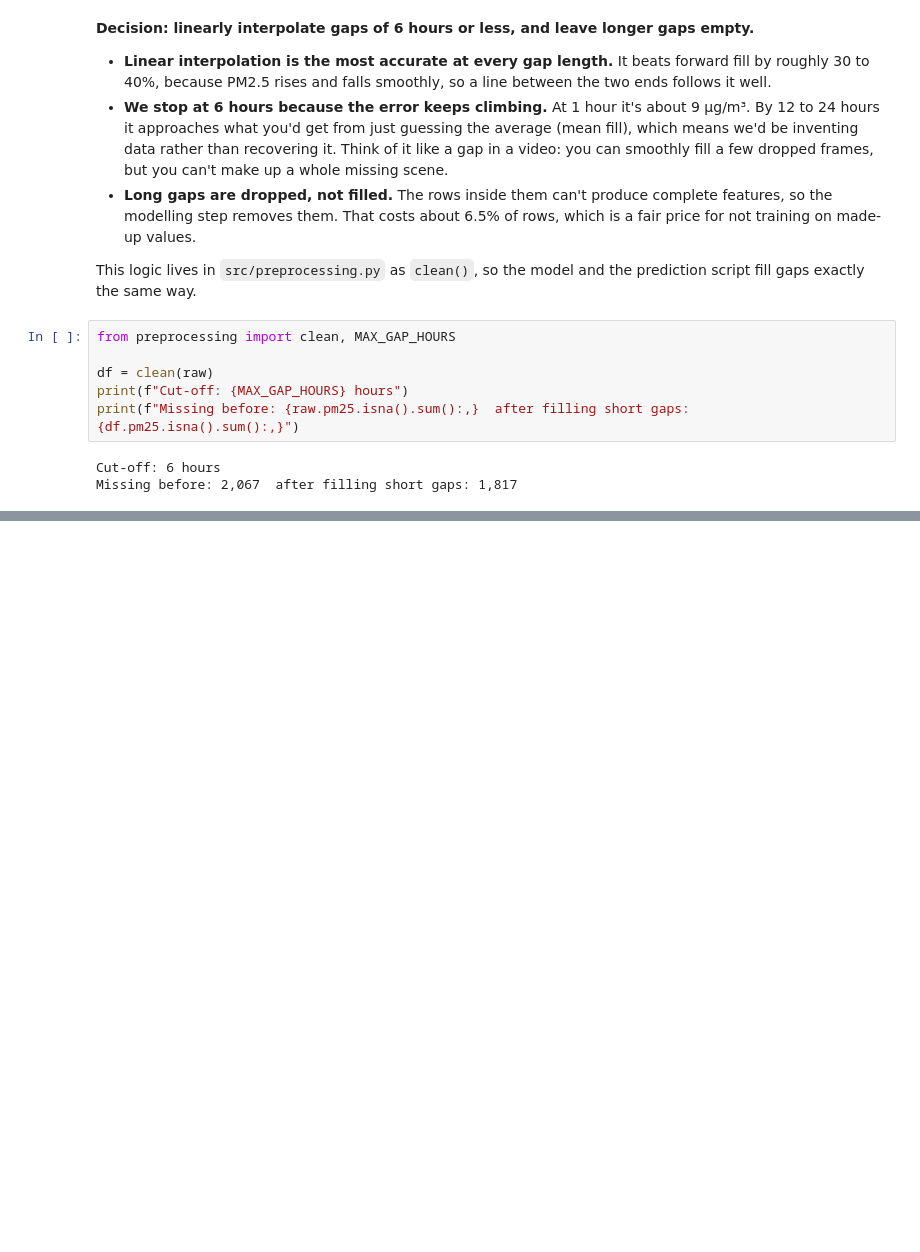
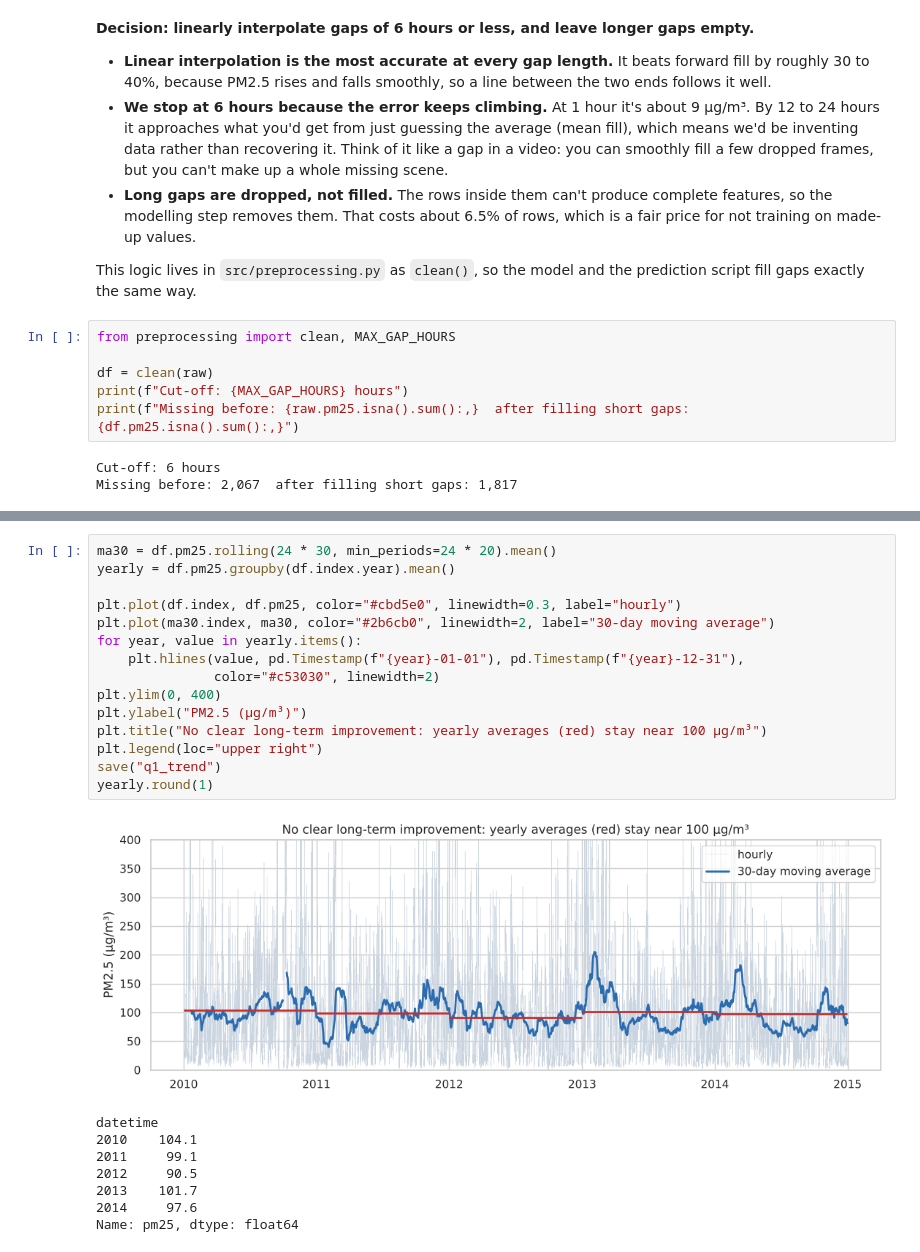
Before and after one commit to teniolaiji/beijing-pm25-forecasting-pipeline, a Jupyter notebook: notebooks/01_eda.ipynb, the cells around one changed output, grey strips where cells are left out. Drawn from its saved outputs; the diff is of its cells as text; blank space fills up the shorter version.

Commit message:
Investigate PM2.5 trends, seasonality, and temporal patterns

```diff
--- a/notebooks/01_eda.ipynb
+++ b/notebooks/01_eda.ipynb
@@ -238,0 +248,24 @@ Missing before: 2,067  after filling short gaps: 1,817
+# %%
+ma30 = df.pm25.rolling(24 * 30, min_periods=24 * 20).mean()
+yearly = df.pm25.groupby(df.index.year).mean()
+
+plt.plot(df.index, df.pm25, color="#cbd5e0", linewidth=0.3, label="hourly")
+plt.plot(ma30.index, ma30, color="#2b6cb0", linewidth=2, label="30-day moving average")
+for year, value in yearly.items():
+    plt.hlines(value, pd.Timestamp(f"{year}-01-01"), pd.Timestamp(f"{year}-12-31"),
+               color="#c53030", linewidth=2)
+plt.ylim(0, 400)
+plt.ylabel("PM2.5 (µg/m³)")
+plt.title("No clear long-term improvement: yearly averages (red) stay near 100 µg/m³")
+plt.legend(loc="upper right")
+save("q1_trend")
+yearly.round(1)
+# %% [output]
+[figure, added]
+datetime
+2010    104.1
+2011     99.1
+2012     90.5
+2013    101.7
+2014     97.6
+Name: pm25, dtype: float64
```
Also changed, not shown: parts of 9 cells of this notebook, 3 other files.
